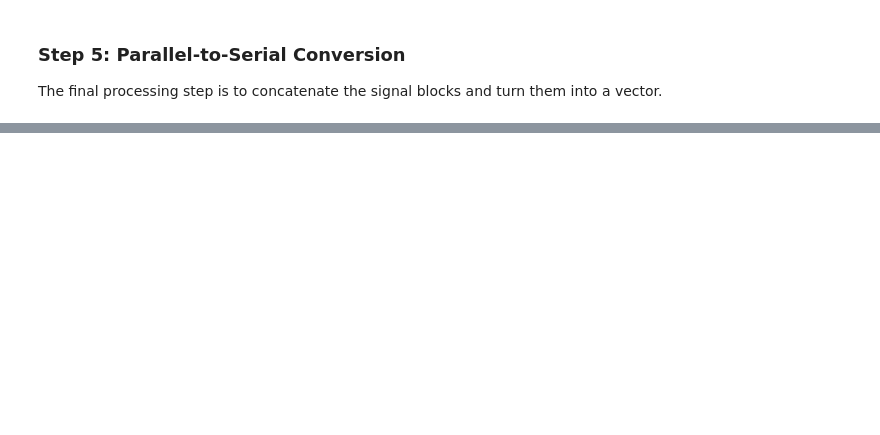
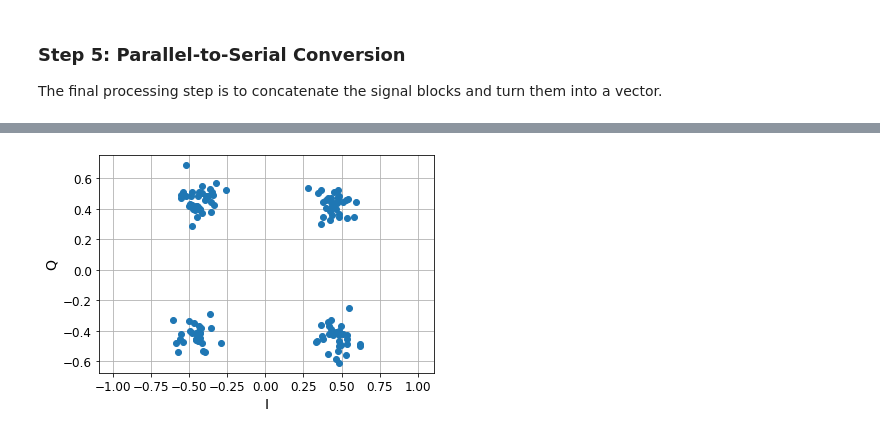
Before and after one commit to bepepa/digital_comms, a Jupyter notebook: 040_ofdm.ipynb, the cells around one changed output, grey strips where cells are left out. Drawn from its saved outputs; the diff is of its cells as text; code cells hidden in the pictures; blank space fills up the shorter version.

```diff
--- a/040_ofdm.ipynb
+++ b/040_ofdm.ipynb
@@ -244,0 +363,12 @@ Got same result
+# %%
+def remove_inactive_subcarriers(block_sc, active_sc):
+    """Extract symbols from active subcarriers
+
+    Inputs:
+    block_sc - matrix of symbols and empty subcarriers
+    active_sc - length N vector that marks active subcarries with 1's
+
+    Returns:
+    Matrix of symbols without empty subcarriers
+    """
+    return block_sc[:,np.equal(active_sc, 1)]
@@ -244,0 +704,19 @@ Got same result
+# %%
+# Transmitter
+sym = random_symbols(A, N)
+ss = tx(sym)
+
+# Channel
+# dispersion
+rr = np.convolve(ss, hh)
+# noise
+rr = rr[:len(ss)] + np.sqrt(0.5 * 1/SNR) * (np.random.randn(len(ss)) + 1j*np.random.randn(len(ss)))
+
+# receiver
+Z = rx(rr)
+
+dec = MPE_decision_rule(Z, A)
+if np.sum(np.not_equal(dec, sym)) > 0:
+    print("Found {:d} symbol errors.".format(np.sum(np.not_equal(dec, sym)) ) )
+else:
+    print("no symbol errors")
@@ -244,0 +737,14 @@ Got same result
+# %%
+k = 90
+Z_k = Z[k::N_FFT]
+
+plt.plot(Z_k.real, Z_k.imag, 'o')
+plt.grid()
+plt.axis('equal')
+
+plt.xlabel('I')
+plt.ylabel('Q')
+
+plt.show()
+# %% [output]
+[figure, added]
```
Also changed, not shown: parts of 58 cells of this notebook.
